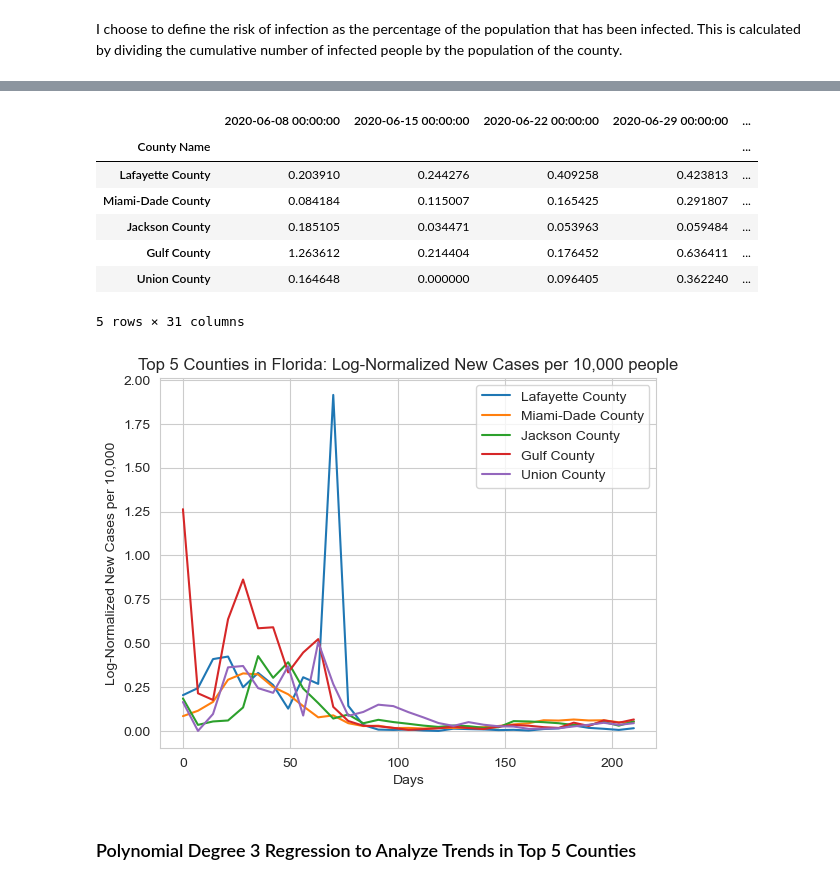
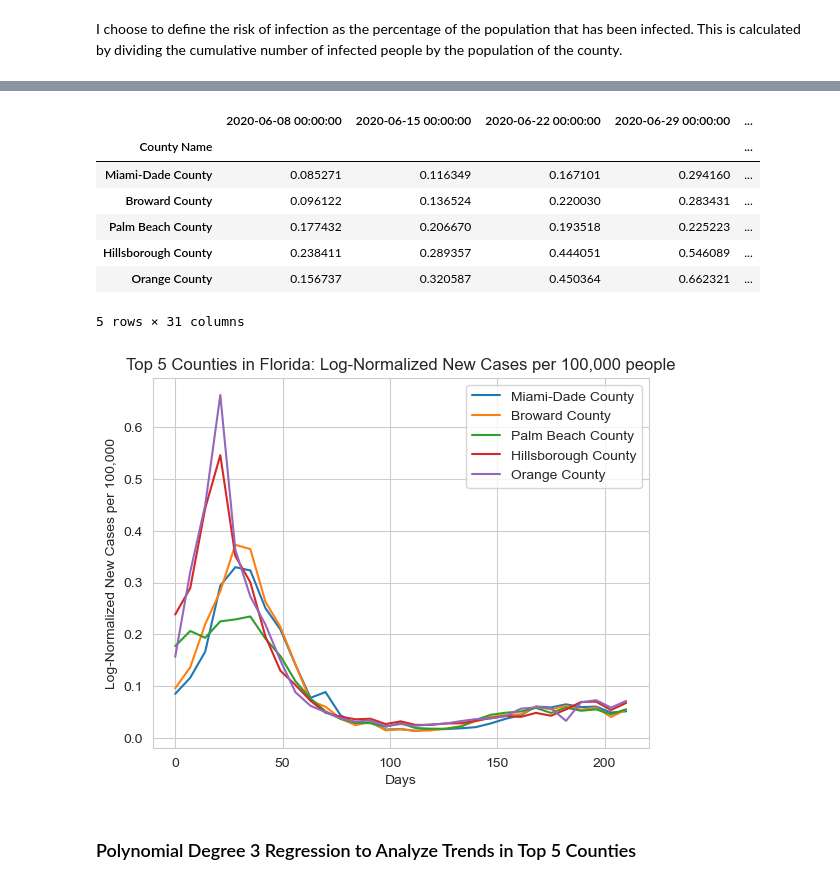
Before and after one commit to smbarber2/405ProjectGroup1, a Jupyter notebook: derek_stage4.ipynb, the cells around one changed output, grey strips where cells are left out. Saved outputs shown, nothing was run; the diff lists cells and outputs as text; code cells hidden in the pictures.

```diff
--- a/derek_stage4.ipynb
+++ b/derek_stage4.ipynb
@@ -145,10 +145,9 @@ rmse_df
 # Task 2: Find the top 5 counties in Florida with the highest risk of infection and analyze the trend of cases in those counties
 # %% [markdown]
 I choose to define the risk of infection as the percentage of the population that has been infected. This is calculated by dividing the cumulative number of infected people by the population of the county.
-# %%
-florida_cases['infected%'] = florida_cases.iloc[:, -1] / florida_cases['population'] * 100
 # %%
-top_5_counties = florida_cases.sort_values(by='infected%', ascending=False).set_index('County Name').drop(columns=['countyFIPS'])
+last_week = cases.columns[-1]
+top_5_counties = florida_cases.sort_values(by=last_week, ascending=False).set_index('County Name').drop(columns=['countyFIPS'])
 top_5_counties = top_5_counties.head(5)
 top_5_counties
 # %% [output]
@@ -163,6 +162,6 @@ top_5_counties
 # %%
-# log normalize cases per 10,000 based on population
-top_5_counties_normalized = top_5_counties.copy()[top_5_counties.columns[1:-1]].div(top_5_counties['population'], axis=0) * 10000
+# log normalize cases per 100,000 based on population
+top_5_counties_normalized = top_5_counties.copy()[top_5_counties.columns[1:]].div(top_5_counties['population'], axis=0) * 100000
 top_5_counties_normalized = np.log1p(top_5_counties_normalized)
 top_5_counties_new = top_5_counties_normalized.diff(axis=1)
 top_5_counties_new = top_5_counties_new.dropna(axis=1)
@@ -170,22 +169,22 @@ top_5_counties_new
 # %% [output]
 |  | 2020-06-08 00:00:00 | 2020-06-15 00:00:00 | 2020-06-22 00:00:00 | 2020-06-29 00:00:00 | ... |
 | County Name |  |  |  |  | ... |
-| Lafayette County | 0.203910 | 0.244276 | 0.409258 | 0.423813 | ... |
-| Miami-Dade County | 0.084184 | 0.115007 | 0.165425 | 0.291807 | ... |
-| Jackson County | 0.185105 | 0.034471 | 0.053963 | 0.059484 | ... |
-| Gulf County | 1.263612 | 0.214404 | 0.176452 | 0.636411 | ... |
-| Union County | 0.164648 | 0.000000 | 0.096405 | 0.362240 | ... |
+| Miami-Dade County | 0.085271 | 0.116349 | 0.167101 | 0.294160 | ... |
+| Broward County | 0.096122 | 0.136524 | 0.220030 | 0.283431 | ... |
+| Palm Beach County | 0.177432 | 0.206670 | 0.193518 | 0.225223 | ... |
+| Hillsborough County | 0.238411 | 0.289357 | 0.444051 | 0.546089 | ... |
+| Orange County | 0.156737 | 0.320587 | 0.450364 | 0.662321 | ... |
 5 rows × 31 columns
 # %%
-# first view the log-normalized cases per 10,000 people
+# first view the log-normalized cases per 100,000 people
 plt.plot(x, top_5_counties_new.T)
 plt.legend(top_5_counties.index)
-plt.title('Top 5 Counties in Florida: Log-Normalized New Cases per 10,000 people')
+plt.title('Top 5 Counties in Florida: Log-Normalized New Cases per 100,000 people')
 plt.xlabel('Days')
-plt.ylabel('Log-Normalized New Cases per 10,000')
+plt.ylabel('Log-Normalized New Cases per 100,000')
 plt.show()
 # %% [output]
-[figure, old version]
+[figure, new version]
 # %% [markdown]
 ### Polynomial Degree 3 Regression to Analyze Trends in Top 5 Counties
 # %%
```
Also changed, not shown: parts of 18 cells of this notebook.
